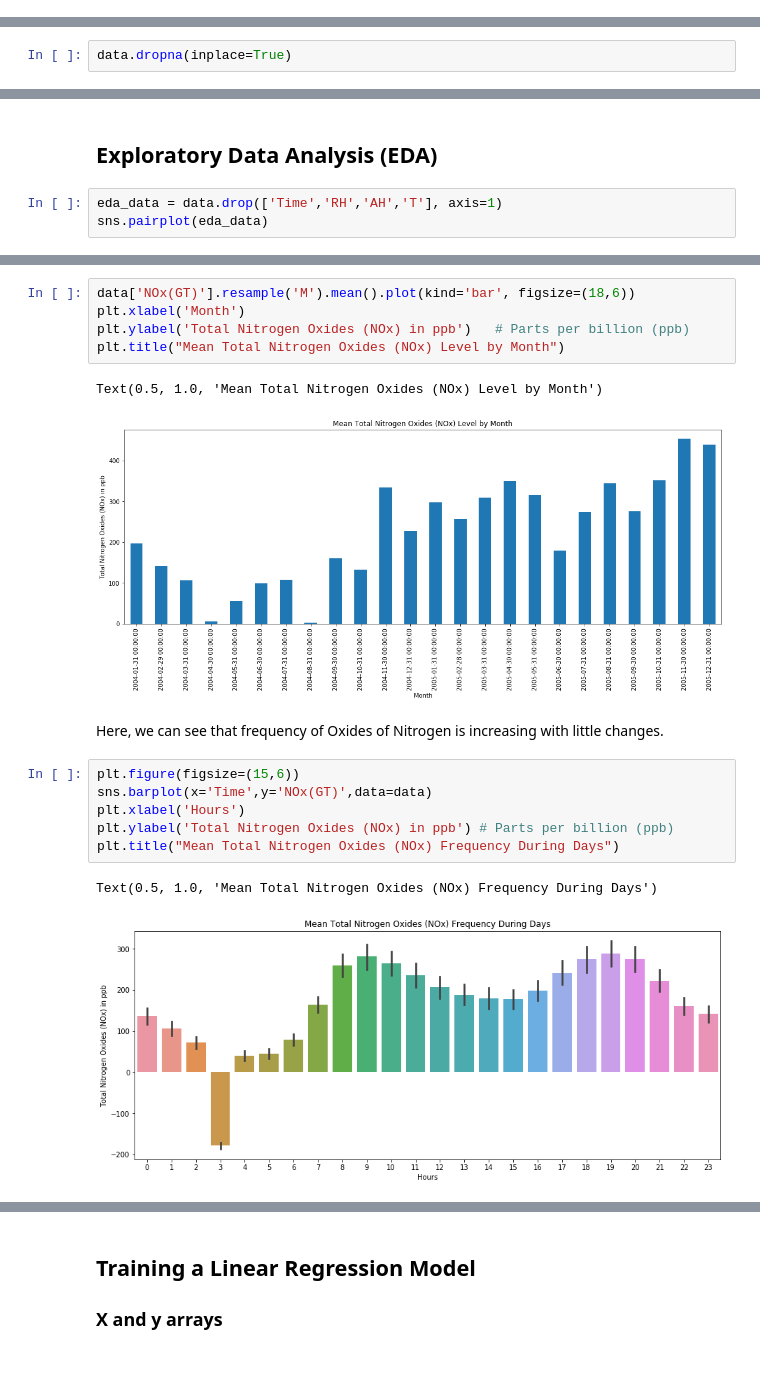
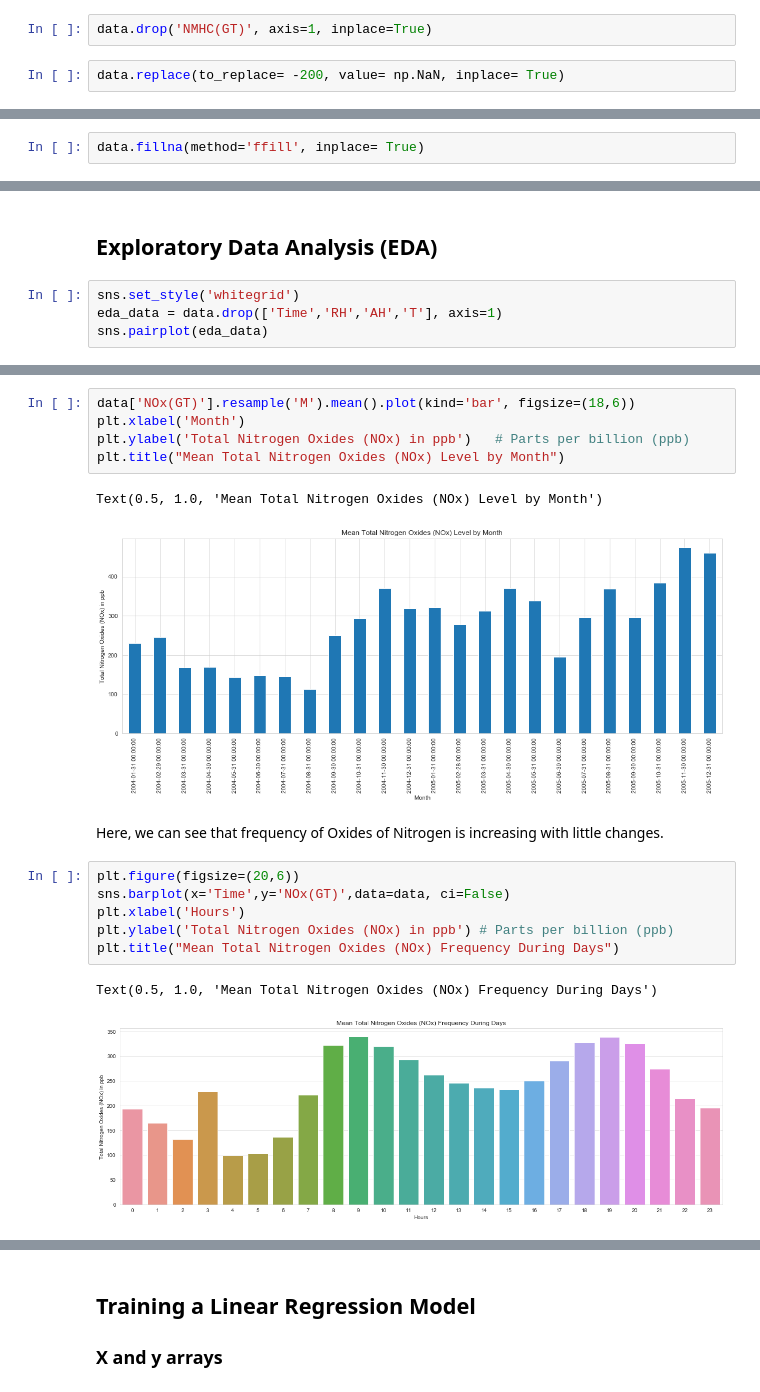
Before and after one commit to SonalSavaliya/Prediction-of-Nitrogen-Oxides-level-in-Air-Quality, a Jupyter notebook: Air Quality UCI Regression.ipynb, the cells around one changed output, grey strips where cells are left out. Saved outputs shown, nothing was run; the diff lists cells and outputs as text; blank space fills up the shorter version.

```diff
--- a/Air Quality UCI Regression.ipynb
+++ b/Air Quality UCI Regression.ipynb
@@ -85,0 +197,4 @@ dtype: int64
+# %%
+data.drop('NMHC(GT)', axis=1, inplace=True)
+# %%
+data.replace(to_replace= -200, value= np.NaN, inplace= True)
@@ -86,2 +209,2 @@ dtype: int64
 # %%
-data.dropna(inplace=True)
+data.fillna(method='ffill', inplace= True)
@@ -146,6 +261,7 @@ data.describe()
 # %% [markdown]
 ## Exploratory Data Analysis (EDA)
 # %%
+sns.set_style('whitegrid')
 eda_data = data.drop(['Time','RH','AH','T'], axis=1)
 sns.pairplot(eda_data)
 # %% [output]
@@ -177,17 +303,17 @@ plt.ylabel('Total Nitrogen Oxides (NOx) in ppb')   # Parts per billion (ppb)
 plt.title("Mean Total Nitrogen Oxides (NOx) Level by Month")
 # %% [output]
 Text(0.5, 1.0, 'Mean Total Nitrogen Oxides (NOx) Level by Month')
-[figure, old version]
+[figure, new version]
 # %% [markdown]
 Here, we can see that frequency of Oxides of Nitrogen is increasing with little changes.
 # %%
-plt.figure(figsize=(15,6))
-sns.barplot(x='Time',y='NOx(GT)',data=data)
+plt.figure(figsize=(20,6))
+sns.barplot(x='Time',y='NOx(GT)',data=data, ci=False)
 plt.xlabel('Hours')
 plt.ylabel('Total Nitrogen Oxides (NOx) in ppb') # Parts per billion (ppb)
 plt.title("Mean Total Nitrogen Oxides (NOx) Frequency During Days")
 # %% [output]
 Text(0.5, 1.0, 'Mean Total Nitrogen Oxides (NOx) Frequency During Days')
-[figure, old version]
+[figure, new version]
 # %% [markdown]
 Here, the graph shows an average of Oxides of Nitrogen level with hours. It seems during the day, its level is high compared to night because of high use of transportations, phones, other electronics etc.
```
Also changed, not shown: parts of 36 cells of this notebook.
